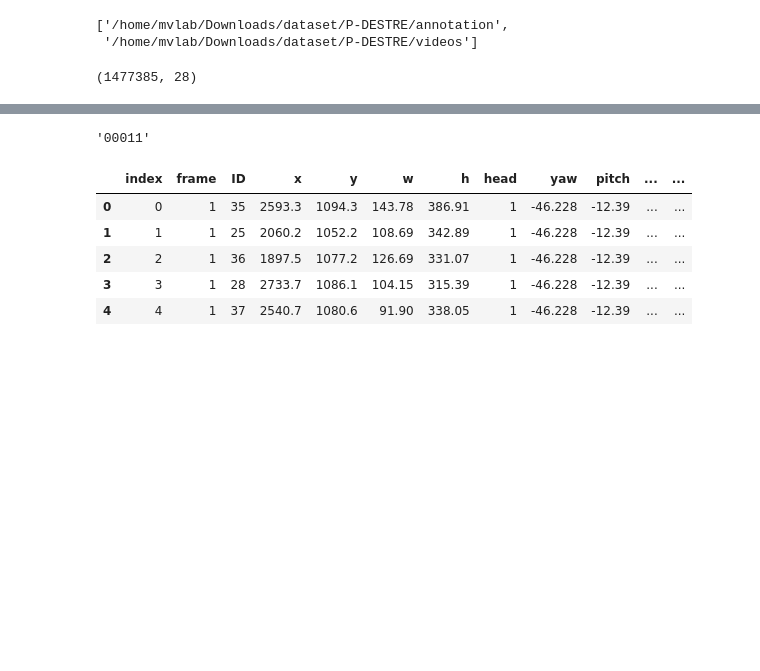
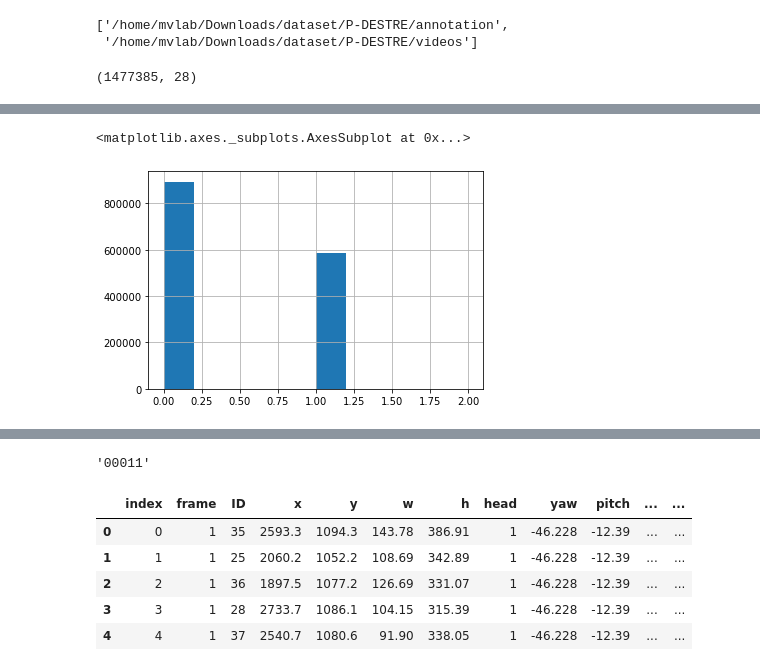
Before and after one commit to sogangori/pedestrian, a Jupyter notebook: pedestrian_v0.0_EfficientDetD2.ipynb, the cells around one changed output, grey strips where cells are left out. Cells and saved outputs as stored; diff of their text form; code cells hidden in the pictures; blank space fills up the shorter version.

```diff
--- a/pedestrian_v0.0_EfficientDetD2.ipynb
+++ b/pedestrian_v0.0_EfficientDetD2.ipynb
@@ -212,0 +262,5 @@ df_P_DESTRE.shape
+# %%
+df_P_DESTRE['gender'].hist() #2:unknown
+# %% [output]
+<matplotlib.axes._subplots.AxesSubplot at 0x...>
+[figure, added]
```
Also changed, not shown: parts of 87 cells of this notebook.
